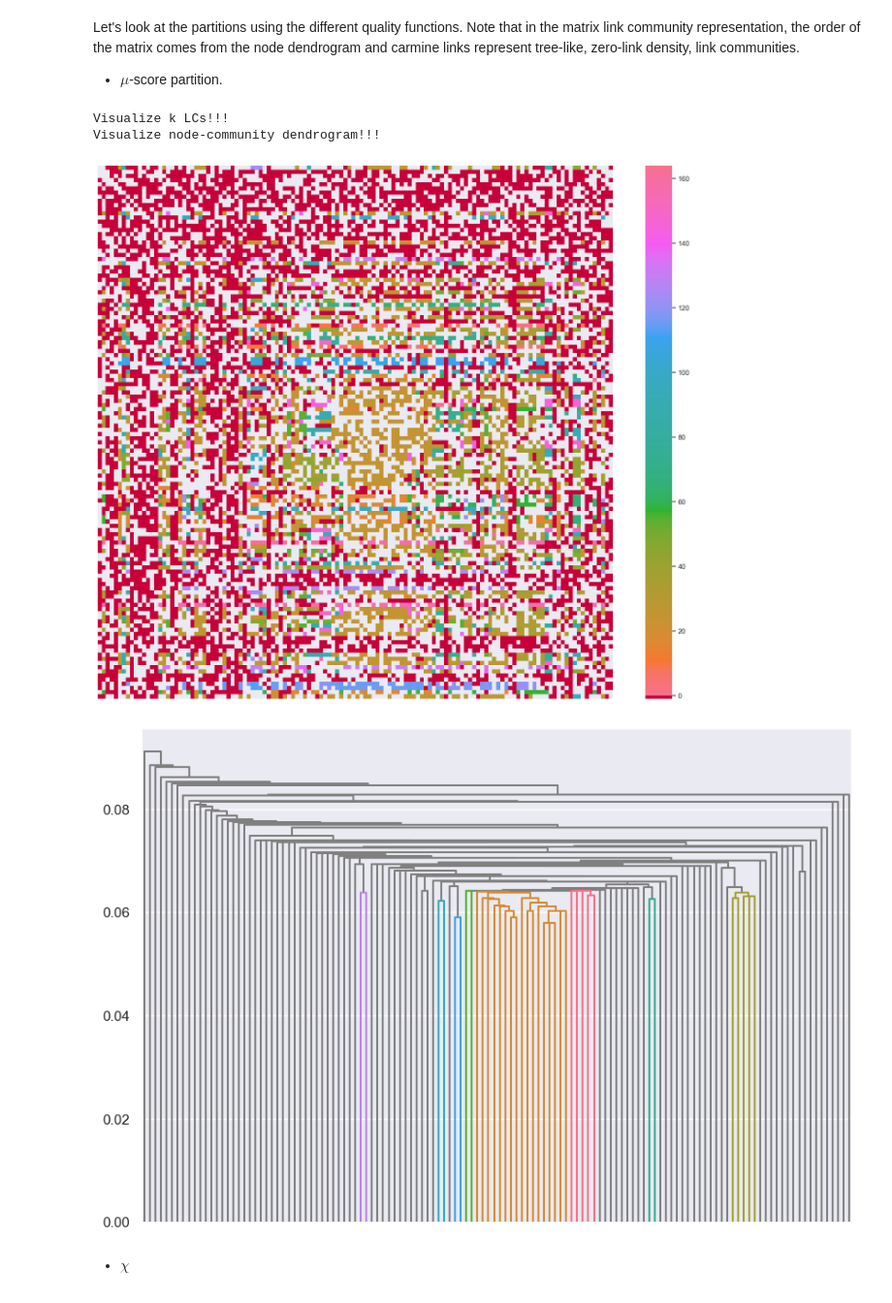
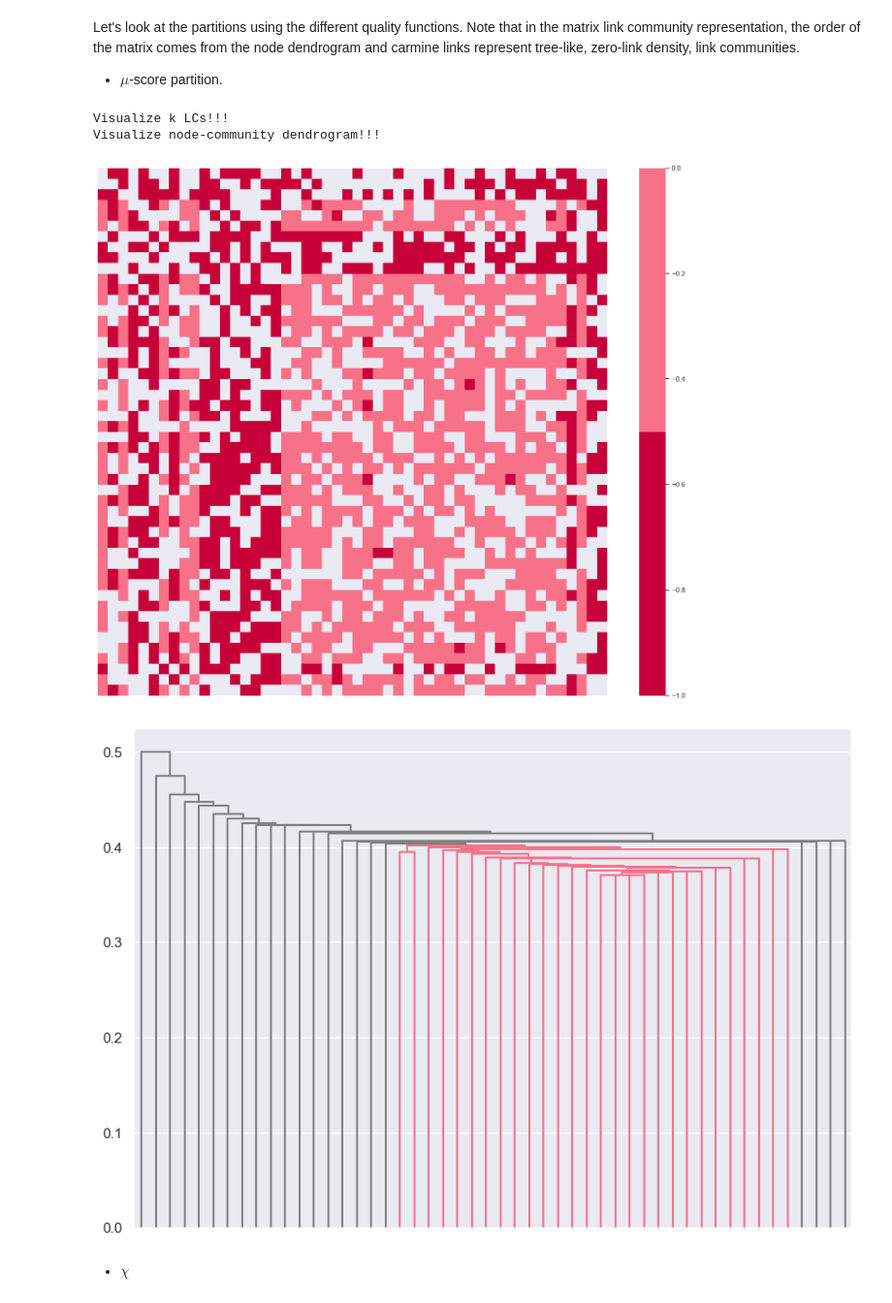
Before and after one commit to mrtnzrm2/LinkNodeCommunity, a Jupyter notebook: ER_example.ipynb, the cells around one changed output. Shown at 97% size. Cells and saved outputs as stored; diff of their text form; code cells hidden in the pictures.

```diff
--- a/ER_example.ipynb
+++ b/ER_example.ipynb
@@ -40,10 +40,10 @@ nlog10 = F
 lookup = F
 prob = F
 cut = T
-mode = "ALPHA"
+mode = "ZERO"
 topology = "MIX"
 mapping="trivial"
-index = "bsim"
+index = "D1_2_3"
 opt_score = ["_maxmu", "_X", "_D"]
 
 properties = {
@@ -61,8 +61,8 @@ properties = {
 Create a directed Erdos-Renyi random graph and pass it to the TOY class.
 # %%
 rho = 0.6                                                   # Network density
-N = 128                                                     # Number of nodes
-M = int(N * (N - 1) * 0.57)                                 # Number of edges
+N = 50                                                     # Number of nodes
+M = int(N * (N - 1) * rho)                                 # Number of edges
 G = nx.gnm_random_graph(N, M, seed=12345, directed=T)       # Create random graph using networkx
 A = nx.adjacency_matrix(G).todense()                        # Convert it to adjacency matrix
 A = np.array(A, dtype=float)                                # Convert it to a numpy object
@@ -119,9 +123,8 @@ Node hierarchy entropy
 HS = Hierarchical_Entropy(H.Z, H.nodes, list(range(H.nodes)))
 HS.Z2dict("short")
 node_entropy = HS.S(HS.tree)
-node_entropy_H = HS.S_height(HS.tree)
 H.entropy = [
-  node_entropy, node_entropy_H,
+  H.node_entropy, H.node_entropy_H,
   H.link_entropy, H.link_entropy_H
 ]
 # %% [output]
@@ -175,21 +175,21 @@ Let's look at the partitions using the different quality functions. Note that in
 - $\mu$-score partition.
 # %%
 score = "_maxmu"
-K, R = get_best_kr(score, H)
+K, R = get_best_kr_equivalence(score, H)
 r = R[K == np.min(K)][0]
 k = K[K == np.min(K)][0]
 rlabels = get_labels_from_Z(H.Z, r)
 plot_h.lcmap_dendro(
   [k], cmap_name="husl", remove_labels=True
 )
 plot_h.core_dendrogram(
   [r], cmap_name="husl", remove_labels=True
 )
 # %% [output]
 Visualize k LCs!!!
 Visualize node-community dendrogram!!!
-[figure, old version]
+[figure, new version]
-[figure, old version]
+[figure, new version]
 # %% [markdown]
 - $\chi$
 # %%
```
Also changed, not shown: parts of 7 cells of this notebook, 59 other files.
